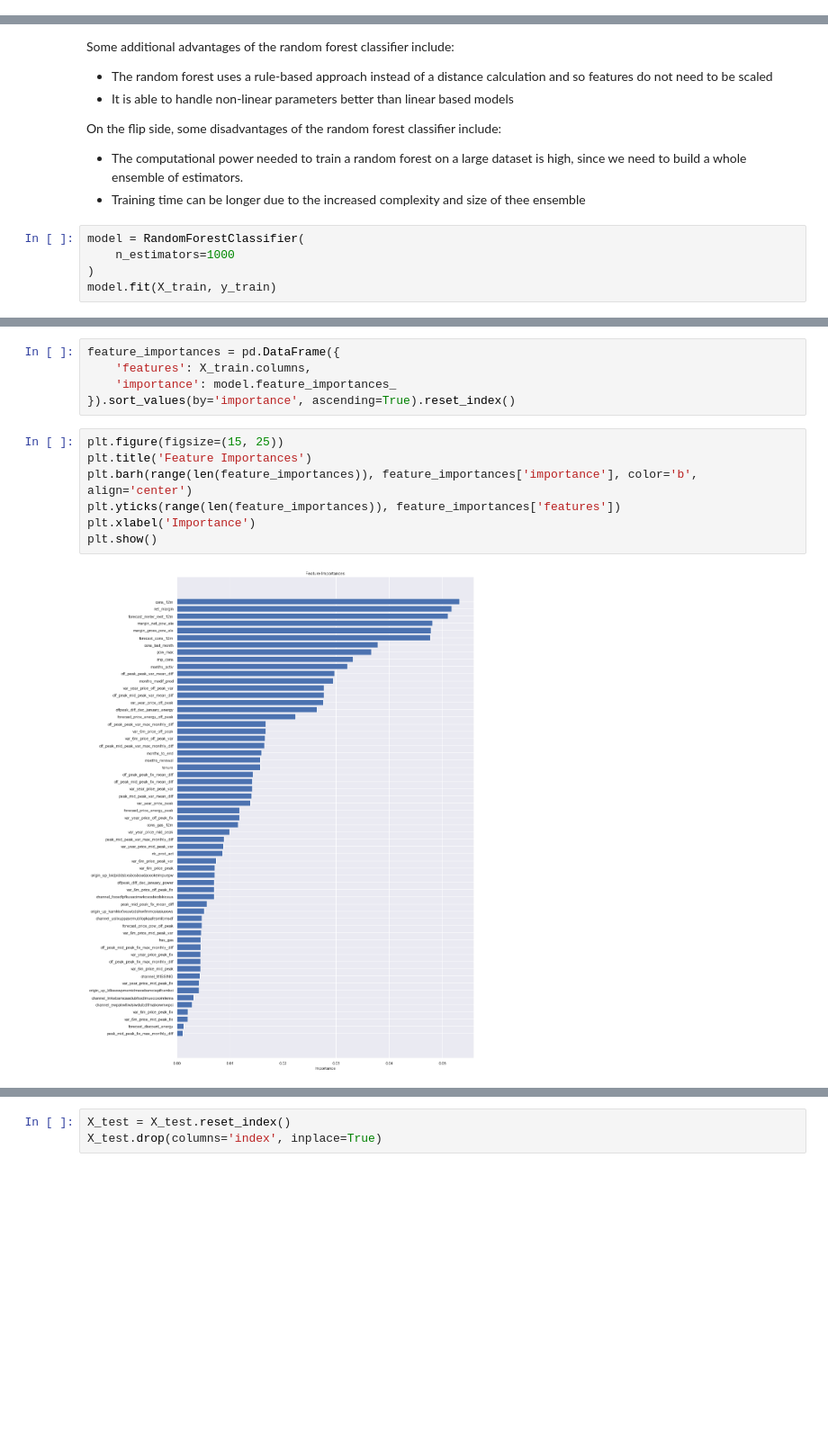
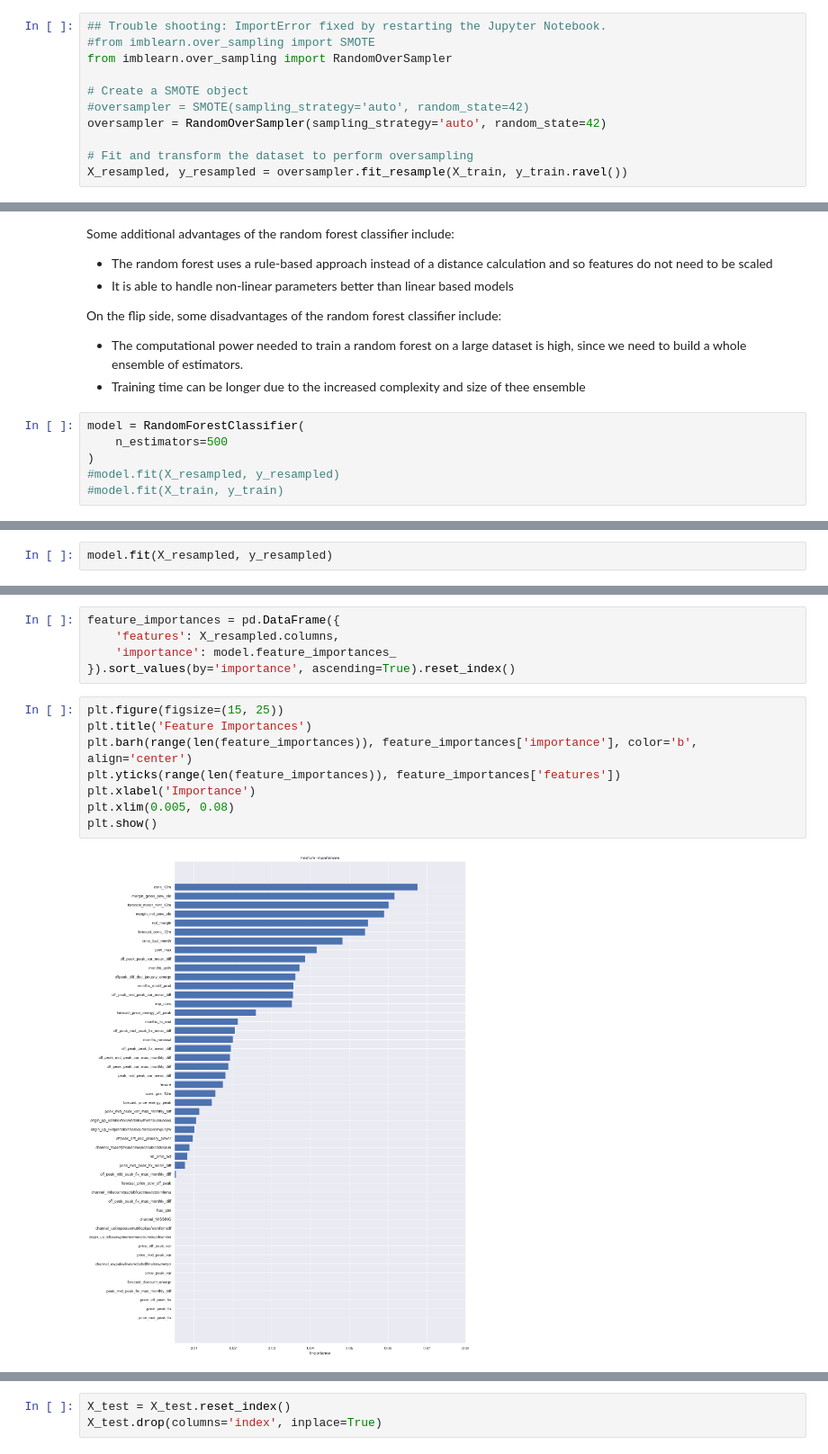
Before and after one commit to zw0930/MyProject-CustomerChurn, a Jupyter notebook: Task3-Construct/Task3.ipynb, the cells around one changed output, grey strips where cells are left out. Shown at 90% size. Cells and saved outputs as stored; diff of their text form; blank space fills up the shorter version.

Commit message:
Update the ML notebook.

```diff
--- a/Task3-Construct/Task3.ipynb
+++ b/Task3-Construct/Task3.ipynb
@@ -547,3 +611,14 @@ print(y_test.shape)
+# %%
+## Trouble shooting: ImportError fixed by restarting the Jupyter Notebook.
+#from imblearn.over_sampling import SMOTE
+from imblearn.over_sampling import RandomOverSampler
+
+# Create a SMOTE object
+#oversampler = SMOTE(sampling_strategy='auto', random_state=42)
+oversampler = RandomOverSampler(sampling_strategy='auto', random_state=42)
+
+# Fit and transform the dataset to perform oversampling
+X_resampled, y_resampled = oversampler.fit_resample(X_train, y_train.ravel())
 # %% [markdown]
 ### Model training
 
@@ -568,6 +643,7 @@ On the flip side, some disadvantages of the random forest classifier include:
 - Training time can be longer due to the increased complexity and size of thee ensemble
 # %%
 model = RandomForestClassifier(
-    n_estimators=1000
+    n_estimators=500
 )
-model.fit(X_train, y_train)
+#model.fit(X_resampled, y_resampled)
+#model.fit(X_train, y_train)
@@ -645,0 +716,2 @@ A simple way of understanding the results of a model is to look at feature impor
+# %%
+model.fit(X_resampled, y_resampled)
@@ -646,17 +720,18 @@ A simple way of understanding the results of a model is to look at feature impor
 # %%
 feature_importances = pd.DataFrame({
-    'features': X_train.columns,
+    'features': X_resampled.columns,
     'importance': model.feature_importances_
 }).sort_values(by='importance', ascending=True).reset_index()
 # %%
 plt.figure(figsize=(15, 25))
 plt.title('Feature Importances')
 plt.barh(range(len(feature_importances)), feature_importances['importance'], color='b', align='center')
 plt.yticks(range(len(feature_importances)), feature_importances['features'])
 plt.xlabel('Importance')
+plt.xlim(0.005, 0.08)
 plt.show()
 # %% [output]
-[figure, old version]
+[figure, new version]
 # %% [markdown]
 From this chart, we can observe the following points:
 
```
Also changed, not shown: parts of 60 cells of this notebook, 1 other file.
